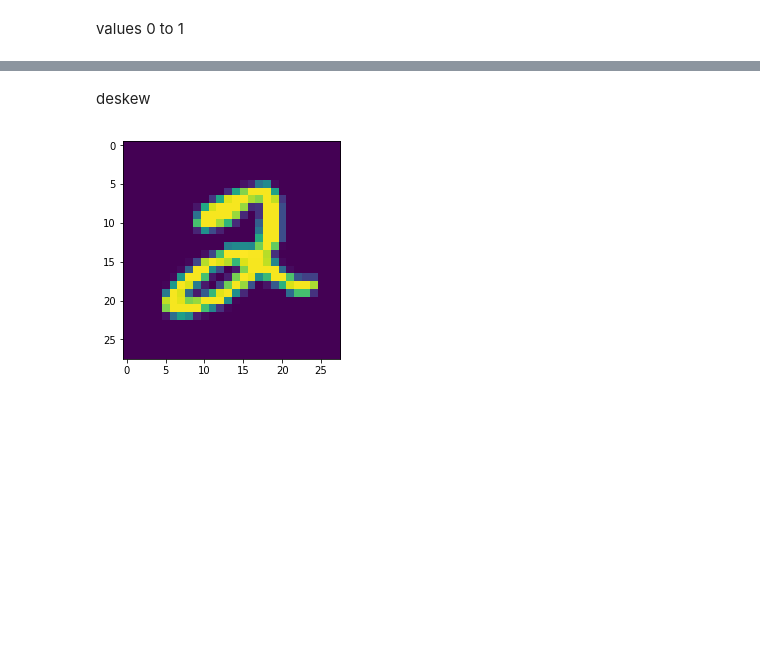
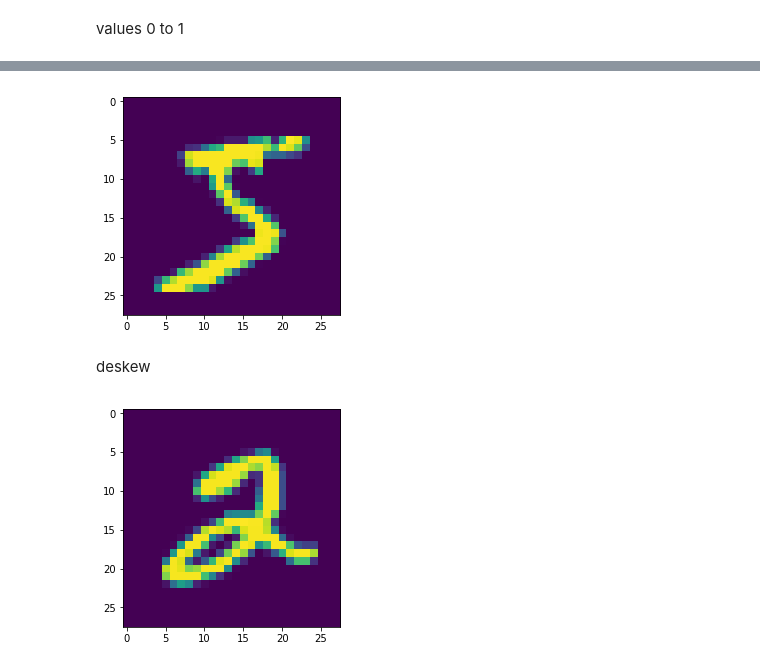
Before and after one commit to silva13/Capstone, a Jupyter notebook: 2. Preprocessing.ipynb, the cells around one changed output, grey strips where cells are left out. Drawn from its saved outputs; the diff is of its cells as text; code cells hidden in the pictures; blank space fills up the shorter version.

```diff
--- a/2. Preprocessing.ipynb
+++ b/2. Preprocessing.ipynb
@@ -135,3 +40,9 @@ X_test_01=X_test/255
+# %%
+image = np.array(X_train_01[0]).reshape((28,28))
+plt.imshow(image)
+plt.show()
+# %% [output]
+[figure, added]
 # %% [markdown]
 deskew
 # %%
```
Also changed, not shown: parts of 47 cells of this notebook, 5 other files.
